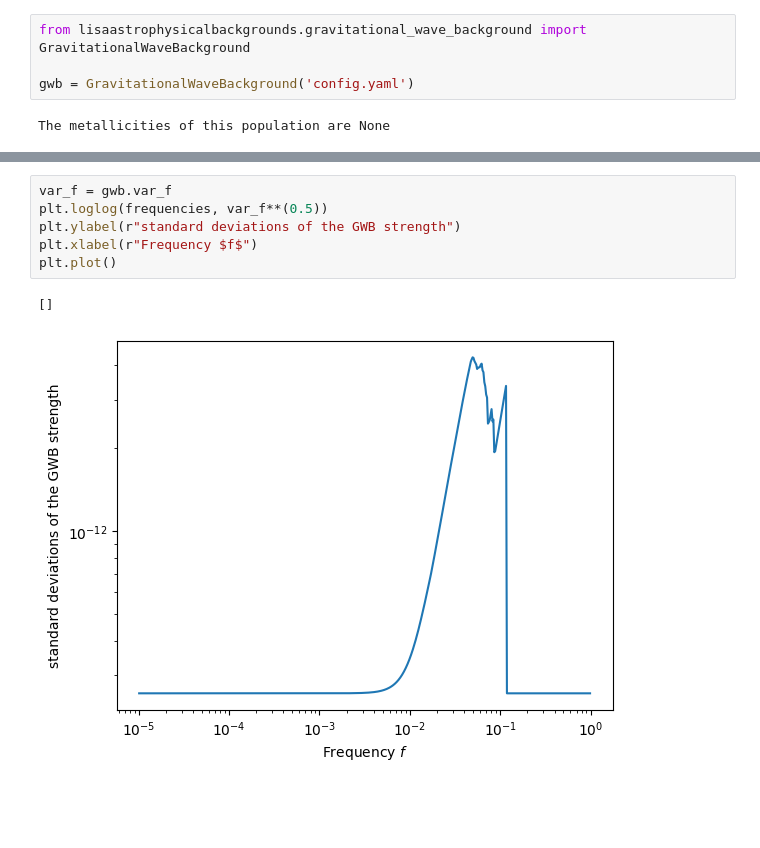
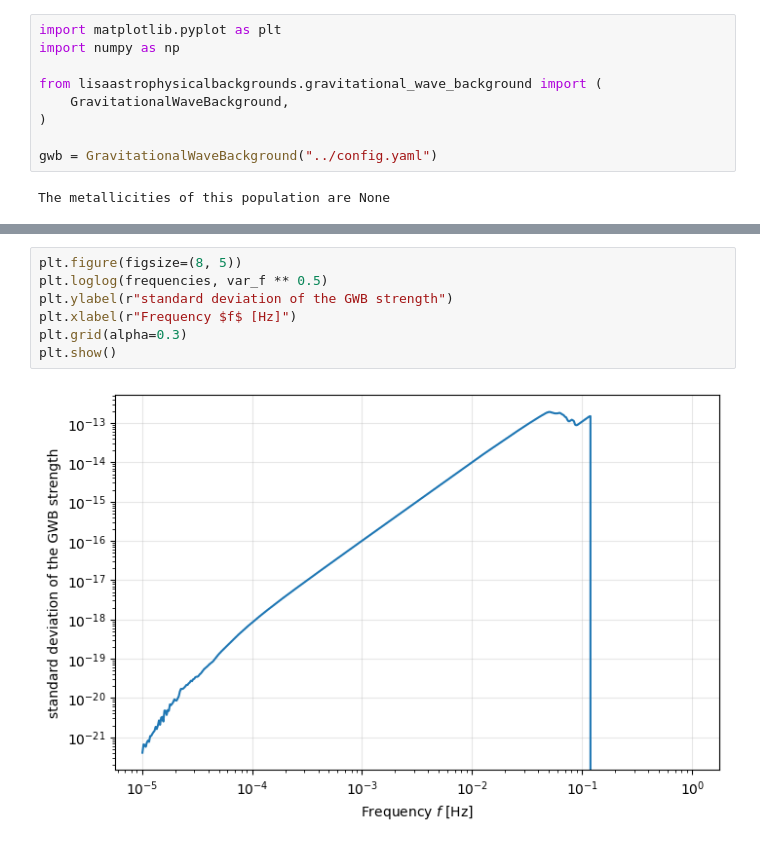
Before and after one commit to coen-rondeel/LISA_Astrophysical_Backgrounds, a Jupyter notebook: scripts/example_run.ipynb, the cells around one changed output, grey strips where cells are left out. Saved outputs shown, nothing was run; the diff lists cells and outputs as text; blank space fills up the shorter version.

```diff
--- a/scripts/example_run.ipynb
+++ b/scripts/example_run.ipynb
@@ -4,6 +18,11 @@ This notebook performs an example run reproducing the background in \cite(Staele
 # %%
-from lisaastrophysicalbackgrounds.gravitational_wave_background import GravitationalWaveBackground
+import matplotlib.pyplot as plt
+import numpy as np
 
-gwb = GravitationalWaveBackground('config.yaml')
+from lisaastrophysicalbackgrounds.gravitational_wave_background import (
+    GravitationalWaveBackground,
+)
+
+gwb = GravitationalWaveBackground("../config.yaml")
 # %% [output]
 The metallicities of this population are None
@@ -32,10 +66,10 @@ plt.show()
 # %%
-var_f = gwb.var_f
-plt.loglog(frequencies, var_f**(0.5))
-plt.ylabel(r"standard deviations of the GWB strength")
-plt.xlabel(r"Frequency $f$")
-plt.plot()
+plt.figure(figsize=(8, 5))
+plt.loglog(frequencies, var_f ** 0.5)
+plt.ylabel(r"standard deviation of the GWB strength")
+plt.xlabel(r"Frequency $f$ [Hz]")
+plt.grid(alpha=0.3)
+plt.show()
 # %% [output]
-[]
-[figure, old version]
+[figure, new version]
 # %%
```
Also changed, not shown: parts of 12 cells of this notebook, 7 other files.
